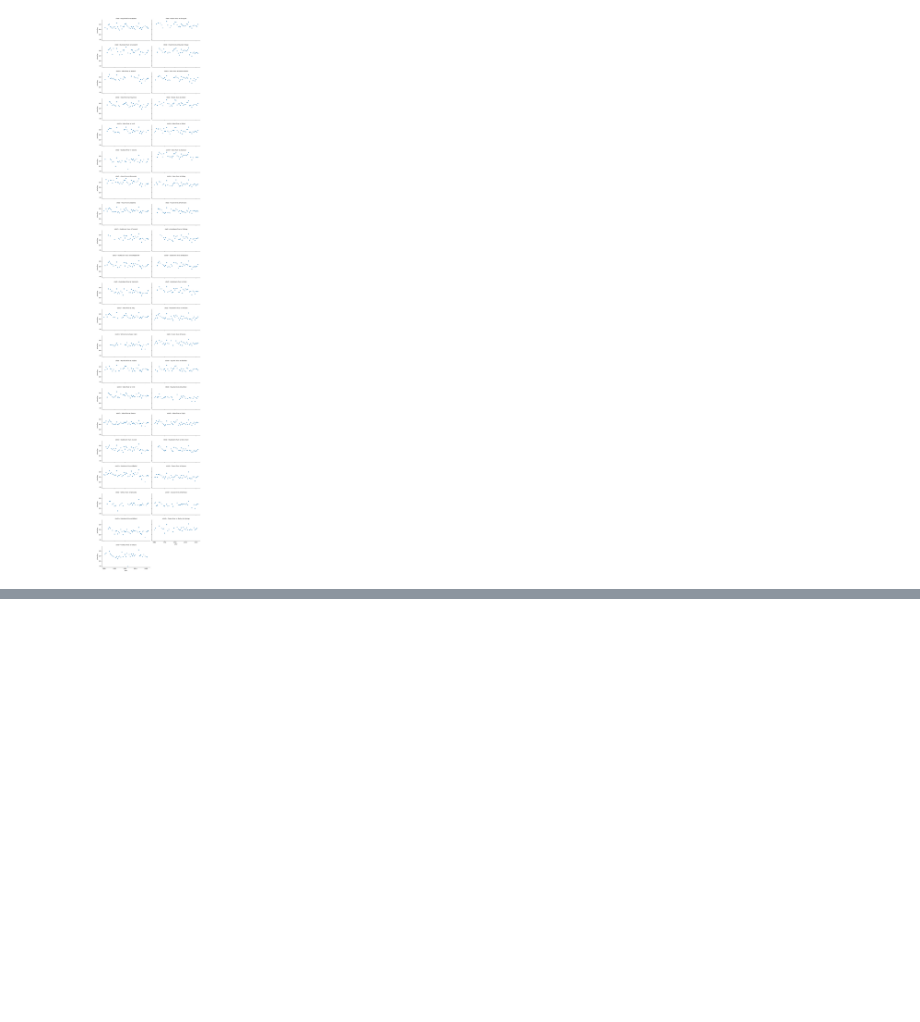
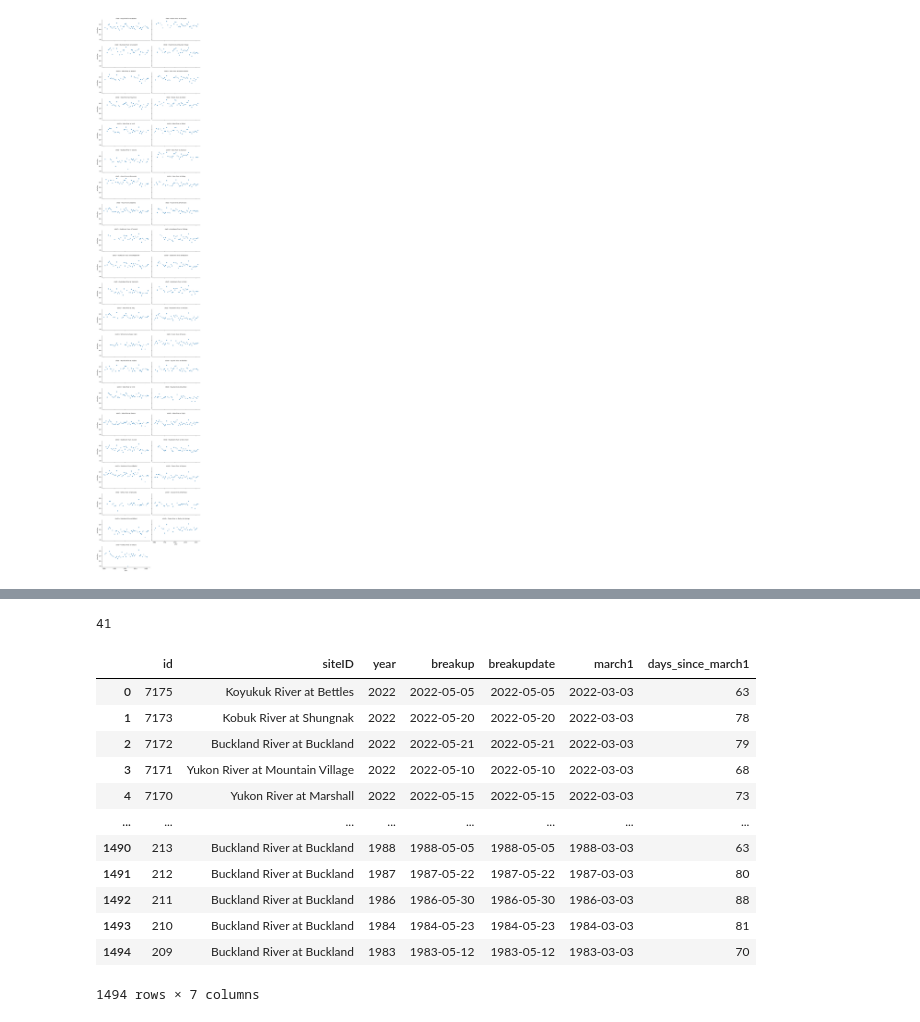
Before and after one commit to chryss/riverice, a Jupyter notebook: JupyterNotebooks/APRFC_breakupdata_clean.ipynb, the cells around one changed output, grey strips where cells are left out. Saved outputs shown, nothing was run; the diff lists cells and outputs as text; code cells hidden in the pictures; blank space fills up the shorter version.

```diff
--- a/JupyterNotebooks/APRFC_breakupdata_clean.ipynb
+++ b/JupyterNotebooks/APRFC_breakupdata_clean.ipynb
@@ -170,0 +220,23 @@ with open(outpath / "breakupDate_cleaned.csv", "w") as dst:
+# %%
+len(breakupDS['siteID'].unique())
+# %% [output]
+41
+# %%
+breakupDS['breakupdate'] = pd.to_datetime(breakupDS.breakup).dt.date
+breakupDS['march1'] = breakupDS.apply(lambda row: dt.date(row.year, 3, 3), axis=1)
+breakupDS['days_since_march1'] = (breakupDS['breakupdate'] - breakupDS['march1']).dt.days
+breakupDS
+# %% [output]
+|  | id | siteID | year | breakup | breakupdate | march1 | days_since_march1 |
+| 0 | 7175 | Koyukuk River at Bettles | 2022 | 2022-05-05 | 2022-05-05 | 2022-03-03 | 63 |
+| 1 | 7173 | Kobuk River at Shungnak | 2022 | 2022-05-20 | 2022-05-20 | 2022-03-03 | 78 |
+| 2 | 7172 | Buckland River at Buckland | 2022 | 2022-05-21 | 2022-05-21 | 2022-03-03 | 79 |
+| 3 | 7171 | Yukon River at Mountain Village | 2022 | 2022-05-10 | 2022-05-10 | 2022-03-03 | 68 |
+| 4 | 7170 | Yukon River at Marshall | 2022 | 2022-05-15 | 2022-05-15 | 2022-03-03 | 73 |
+| ... | ... | ... | ... | ... | ... | ... | ... |
+| 1490 | 213 | Buckland River at Buckland | 1988 | 1988-05-05 | 1988-05-05 | 1988-03-03 | 63 |
+| 1491 | 212 | Buckland River at Buckland | 1987 | 1987-05-22 | 1987-05-22 | 1987-03-03 | 80 |
+| 1492 | 211 | Buckland River at Buckland | 1986 | 1986-05-30 | 1986-05-30 | 1986-03-03 | 88 |
+| 1493 | 210 | Buckland River at Buckland | 1984 | 1984-05-23 | 1984-05-23 | 1984-03-03 | 81 |
+| 1494 | 209 | Buckland River at Buckland | 1983 | 1983-05-12 | 1983-05-12 | 1983-03-03 | 70 |
+1494 rows × 7 columns
```
Also changed, not shown: parts of 15 cells of this notebook, 3 other files.
